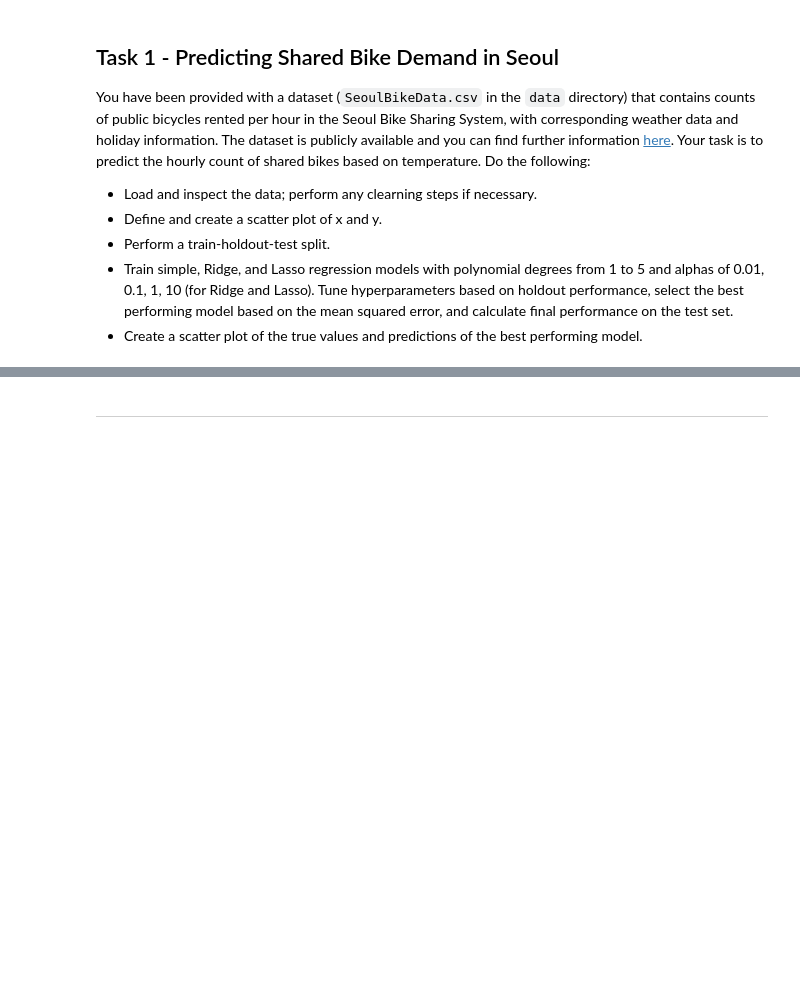
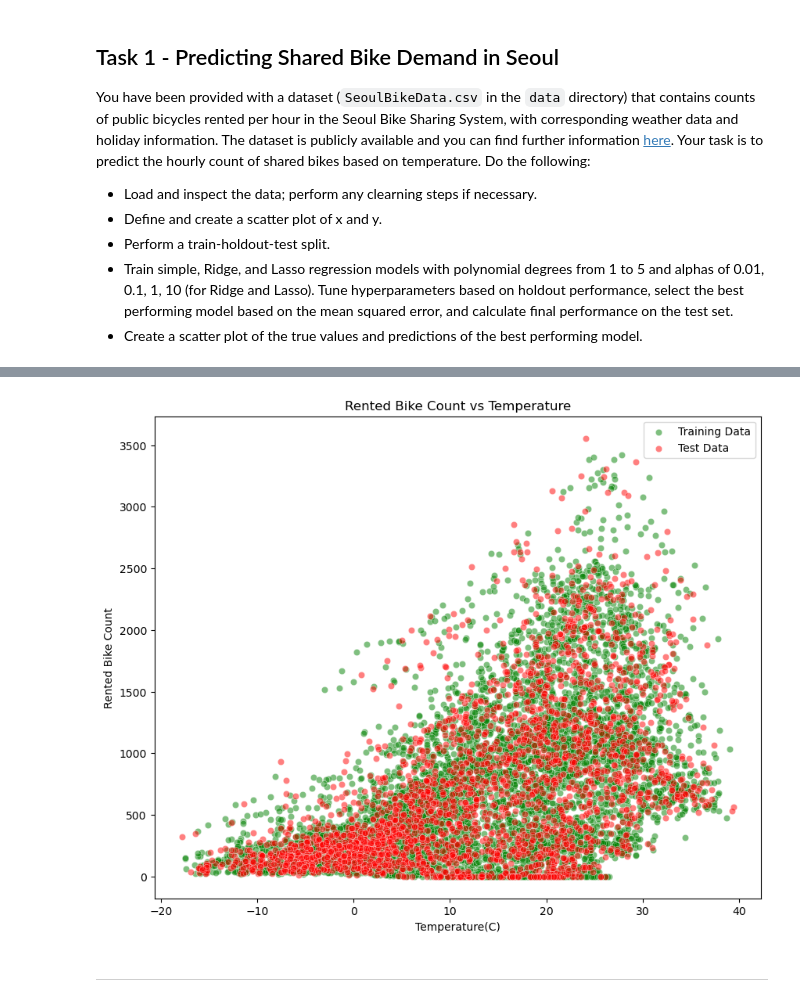
Before and after one commit to timoerc/AA_2025, a Jupyter notebook: Workshop_06/W6_coding_challenge_pre.ipynb, the cells around one changed output, grey strips where cells are left out. Drawn from its saved outputs; the diff is of its cells as text; code cells hidden in the pictures; blank space fills up the shorter version.

```diff
--- a/Workshop_06/W6_coding_challenge_pre.ipynb
+++ b/Workshop_06/W6_coding_challenge_pre.ipynb
@@ -22,4 +22,9 @@ You have been provided with a dataset (`SeoulBikeData.csv` in the `data` directo
 - Train simple, Ridge, and Lasso regression models with polynomial degrees from 1 to 5 and alphas of 0.01, 0.1, 1, 10 (for Ridge and Lasso). Tune hyperparameters based on holdout performance, select the best performing model based on the mean squared error, and calculate final performance on the test set.
 - Create a scatter plot of the true values and predictions of the best performing model.
 # %%
-# your code here
+import pandas as pd
+
+bike_df = pd.read_csv("../data/SeoulBikeData.csv")
+bike_df['Date'] = pd.to_datetime(bike_df['Date'], format='%d/%m/%Y')
+print(bike_df.info())
+display(bike_df.head())
@@ -25,0 +55,19 @@ You have been provided with a dataset (`SeoulBikeData.csv` in the `data` directo
+# %%
+from sklearn.model_selection import train_test_split
+
+X = bike_df['Temperature(C)']
+Y = bike_df['Rented Bike Count']
+
+X_train, X_test, Y_train, Y_test = train_test_split(X, Y, test_size=0.3, random_state=42)
+# %%
+import seaborn as sns
+import matplotlib.pyplot as plt
+
+
+fig, ax = plt.subplots(figsize=(10, 8))
+sns.scatterplot(x=X_train, y=Y_train, ax=ax, color='green', marker='o', label='Training Data', alpha=0.5)
+sns.scatterplot(x=X_test, y=Y_test, ax=ax, color='red', marker='o', label='Test Data', alpha=0.5)
+ax.set_title('Rented Bike Count vs Temperature')
+plt.show()
+# %% [output]
+[figure, added]
```
Also changed, not shown: parts of 2 cells of this notebook, 1 other file.
